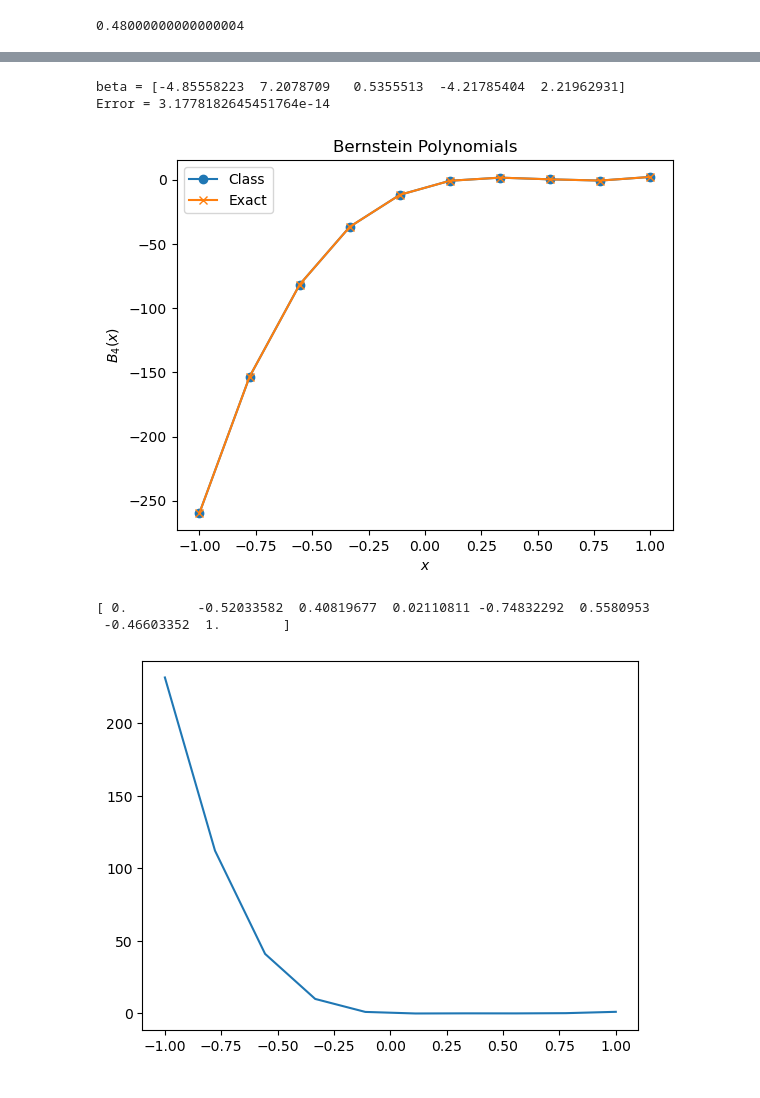
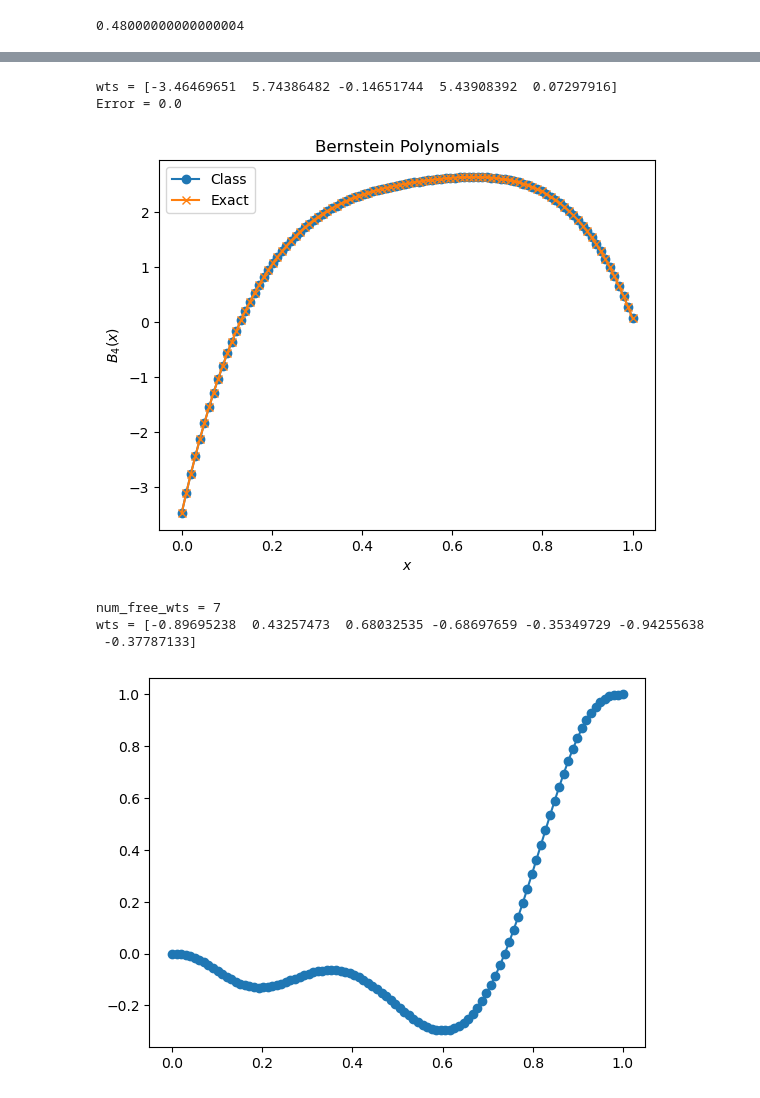
Before and after one commit to colecooper100/vorpy, a Jupyter notebook: bs_weight_function.ipynb, the cells around one changed output, grey strips where cells are left out. Drawn from its saved outputs; the diff is of its cells as text; code cells hidden in the pictures.

```diff
--- a/bs_weight_function.ipynb
+++ b/bs_weight_function.ipynb
@@ -257,13 +119,12 @@ Error = 9.209666375651935e-16
 # %%
 order = 4
-x_vec = np.linspace(-1, 1, 10)
-beta = np.random.default_rng().uniform(-10, 10, order + 1)
-print('beta =', beta)
+num_pts = 100
+x_vec = np.linspace(0, 1, num_pts)
+wts = np.random.default_rng().uniform(-10, 10, order + 1)
+print('wts =', wts)
 bp = BernsteinPolynomial(order)
-bp.set_weights(beta)
-# y_vec = np.array([bp(x) for x in x_vec])
-y_vec = bp(x_vec)
-y_vec_exact = BP4(x_vec, beta)
+y_vec = bp(x_vec, wts)
+y_vec_exact = BP4(x_vec, wts)
 print('Error =', np.linalg.norm(y_vec - y_vec_exact))
 plt.plot(x_vec, y_vec, 'o-', label='Class')
 plt.plot(x_vec, y_vec_exact, 'x-', label='Exact')
@@ -273,19 +134,23 @@ plt.xlabel('$x$')
 plt.ylabel('$B_4(x)$')
 plt.show()
 # %% [output]
-beta = [-4.85558223  7.2078709   0.5355513  -4.21785404  2.21962931]
-Error = 3.1778182645451764e-14
+wts = [-3.46469651  5.74386482 -0.14651744  5.43908392  0.07297916]
+Error = 0.0
-[figure, old version]
+[figure, new version]
 # %%
-order = 7
-bp = BernsteinPolynomial(order, w0=0, wN=1)
-bp.set_weights(np.random.default_rng().uniform(-1, 1, order + 1))
-print(bp.weights)
-x_vec = np.linspace(-1, 1, 10)
-y_vec = bp(x_vec)
-plt.plot(x_vec, y_vec)
+order = 12
+num_pts = 100
+bp = BernsteinPolynomial(order, w0=[0, 0, 0], wN=[1, 1, 1])
+num_free_wts = bp.order + 1 - len(bp.w0) - len(bp.wN)
+print('num_free_wts =', num_free_wts)
+wts = np.random.default_rng().uniform(-1, 1, num_free_wts)
+print('wts =', wts)
+x_vec = np.linspace(0, 1, num_pts)
+y_vec = bp(x_vec, wts)
+plt.plot(x_vec, y_vec, 'o-')
 plt.show()
 # %% [output]
-[ 0.         -0.52033582  0.40819677  0.02110811 -0.74832292  0.5580953
- -0.46603352  1.        ]
+num_free_wts = 7
+wts = [-0.89695238  0.43257473  0.68032535 -0.68697659 -0.35349729 -0.94255638
+ -0.37787133]
-[figure, old version]
+[figure, new version]
```
Also changed, not shown: parts of 27 cells of this notebook.
